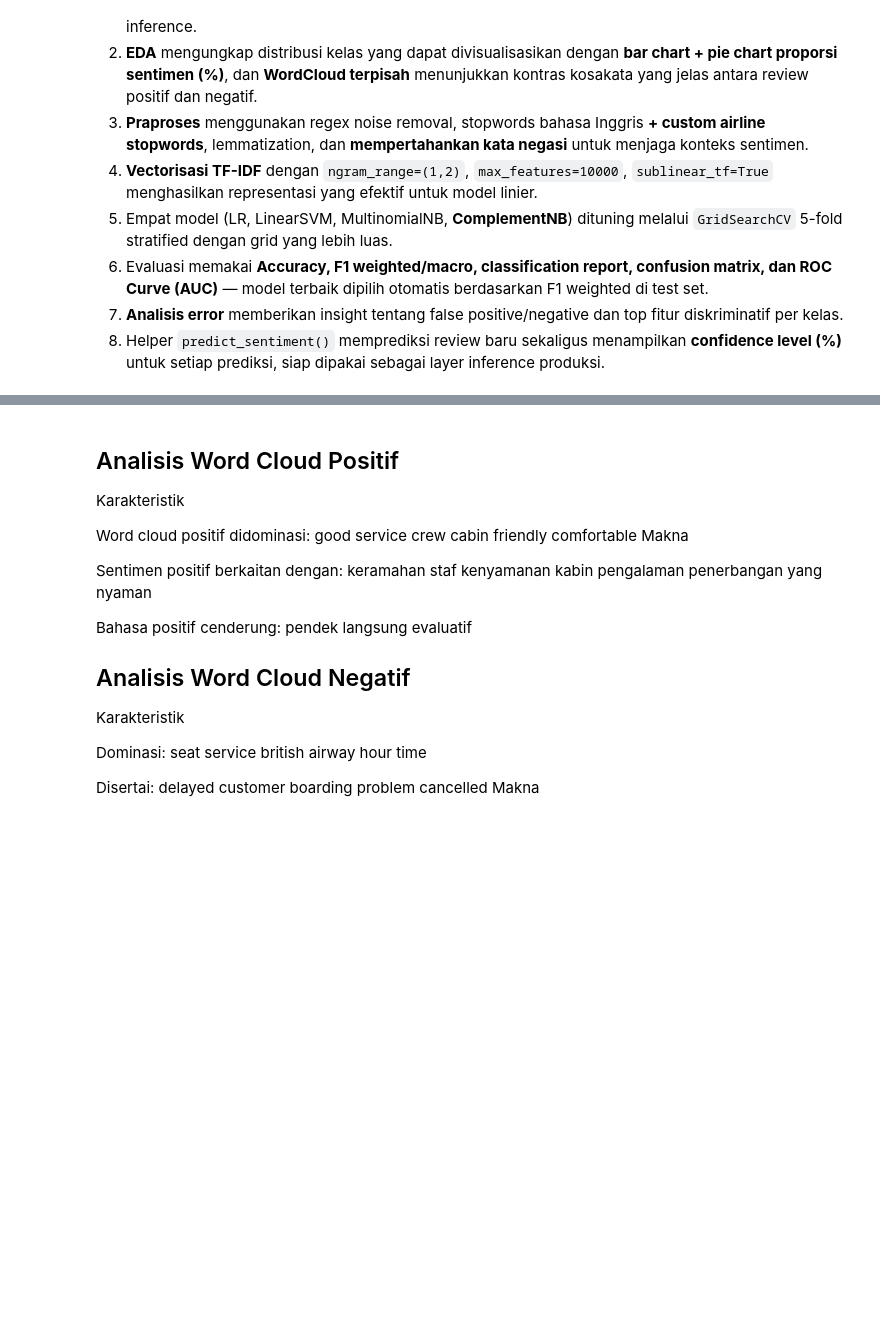
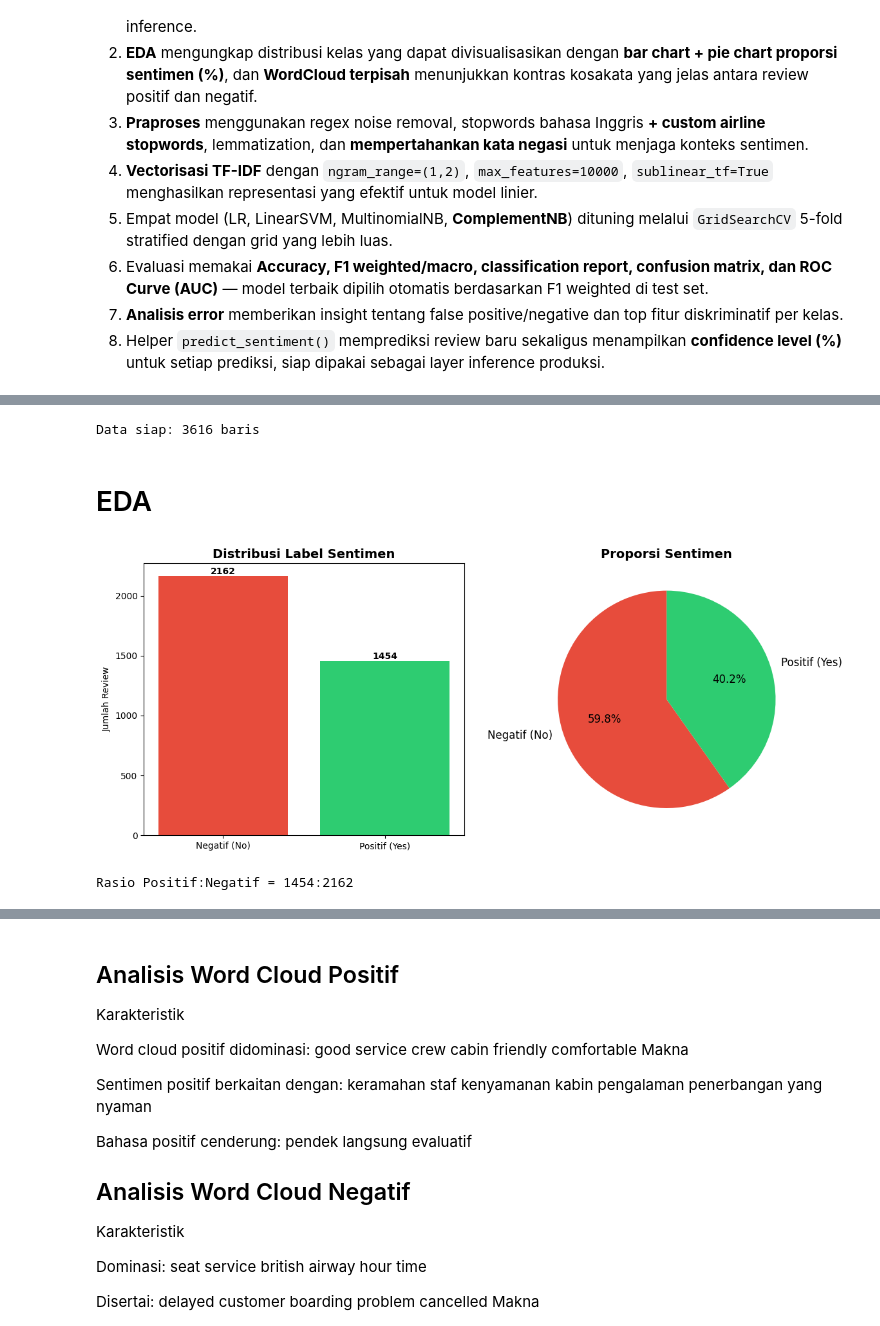
Before and after one commit to sarahreiaisyah/TextMining_Kelompok-8, a Jupyter notebook: TEXT_MINING8.ipynb, the cells around one changed output, grey strips where cells are left out. Drawn from its saved outputs; the diff is of its cells as text; code cells hidden in the pictures; blank space fills up the shorter version.

```diff
--- a/TEXT_MINING8.ipynb
+++ b/TEXT_MINING8.ipynb
@@ -1133,0 +1039,15 @@ Dari analisis error: kesalahan tipikal adalah review *campuran* ("good food **bu
+# %%
+# Normalisasi nilai recommended
+df_clean['recommended'] = df_clean['recommended'].str.strip().str.lower()
+
+print('Nilai unik recommended:', df_clean['recommended'].unique())
+
+# Encode: yes=1 (Positif), no=0 (Negatif)
+df_clean['label'] = df_clean['recommended'].map({'yes': 1, 'no': 0})
+
+# Hapus baris dengan label tidak valid
+df_clean.dropna(subset=['label'], inplace=True)
+df_clean['label'] = df_clean['label'].astype(int)
+
+print(f'\nDistribusi label:\n{df_clean["label"].value_counts()}')
+print(f'\nTotal data valid: {len(df_clean)}')
@@ -1133,0 +1132,44 @@ Dari analisis error: kesalahan tipikal adalah review *campuran* ("good food **bu
+# %%
+# Hapus baris yang teks bersihnya kosong
+df_clean = df_clean[df_clean['content_clean'].str.strip() != '']
+print(f'Data siap: {len(df_clean)} baris')
+# %% [output]
+Data siap: 3616 baris
+# %% [markdown]
+# EDA
+# %%
+fig, axes = plt.subplots(1, 2, figsize=(12, 5))
+
+# Count plot
+label_counts = df_clean['label'].value_counts()
+label_names = {0: 'Negatif (No)', 1: 'Positif (Yes)'}
+colors = ['#e74c3c', '#2ecc71']
+
+axes[0].bar(
+    [label_names[k] for k in label_counts.index],
+    label_counts.values,
+    color=colors
+)
+axes[0].set_title('Distribusi Label Sentimen', fontsize=14, fontweight='bold')
+axes[0].set_ylabel('Jumlah Review')
+for i, v in enumerate(label_counts.values):
+    axes[0].text(i, v + 20, str(v), ha='center', fontweight='bold')
+
+# Pie chart
+axes[1].pie(
+    label_counts.values,
+    labels=[label_names[k] for k in label_counts.index],
+    colors=colors,
+    autopct='%1.1f%%',
+    startangle=90,
+    textprops={'fontsize': 12}
+)
+axes[1].set_title('Proporsi Sentimen', fontsize=14, fontweight='bold')
+
+plt.tight_layout()
+plt.savefig('eda_label_distribution.png', dpi=150, bbox_inches='tight')
+plt.show()
+print(f'\nRasio Positif:Negatif = {label_counts[1]}:{label_counts[0]}')
+# %% [output]
+[figure, added]
+Rasio Positif:Negatif = 1454:2162
```
Also changed, not shown: parts of 18 cells of this notebook.
